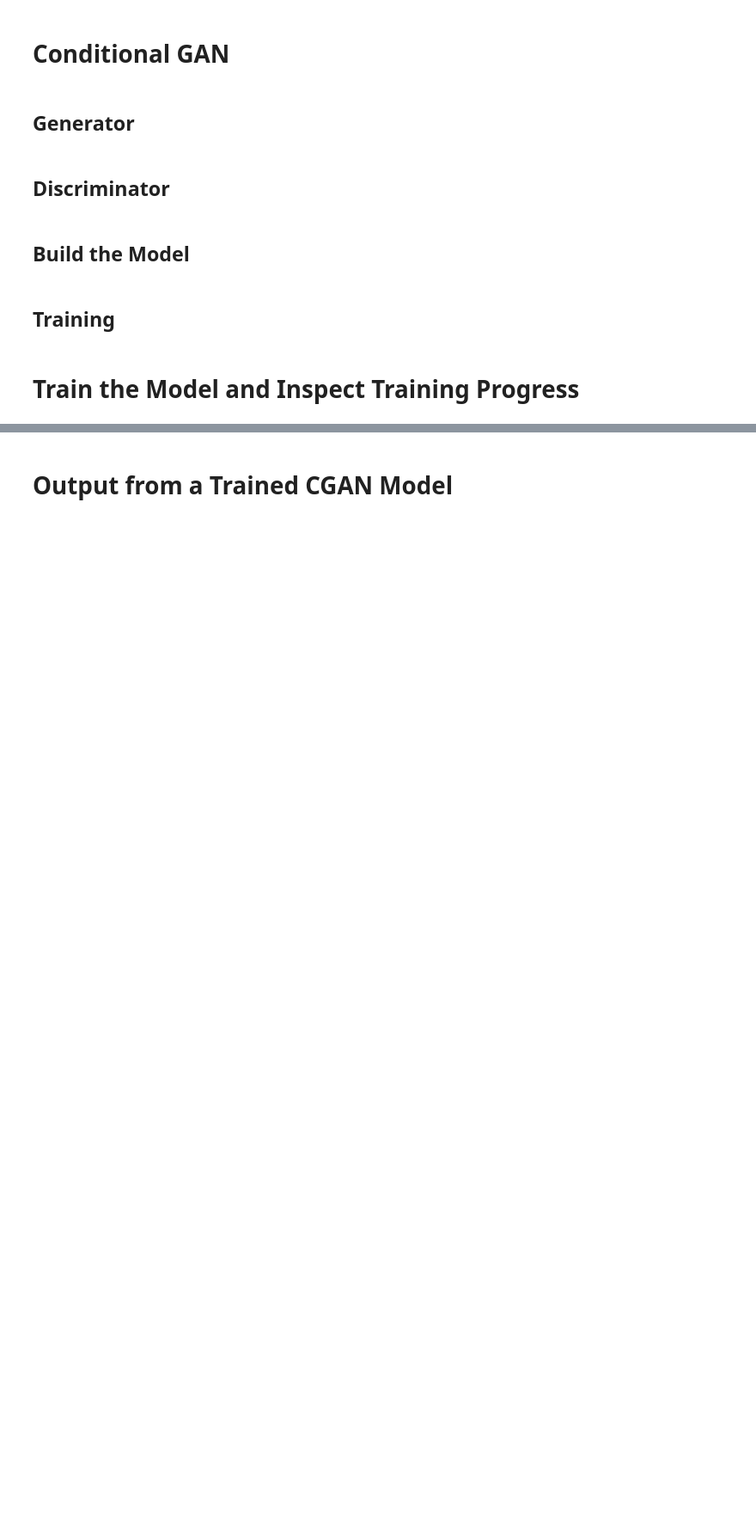
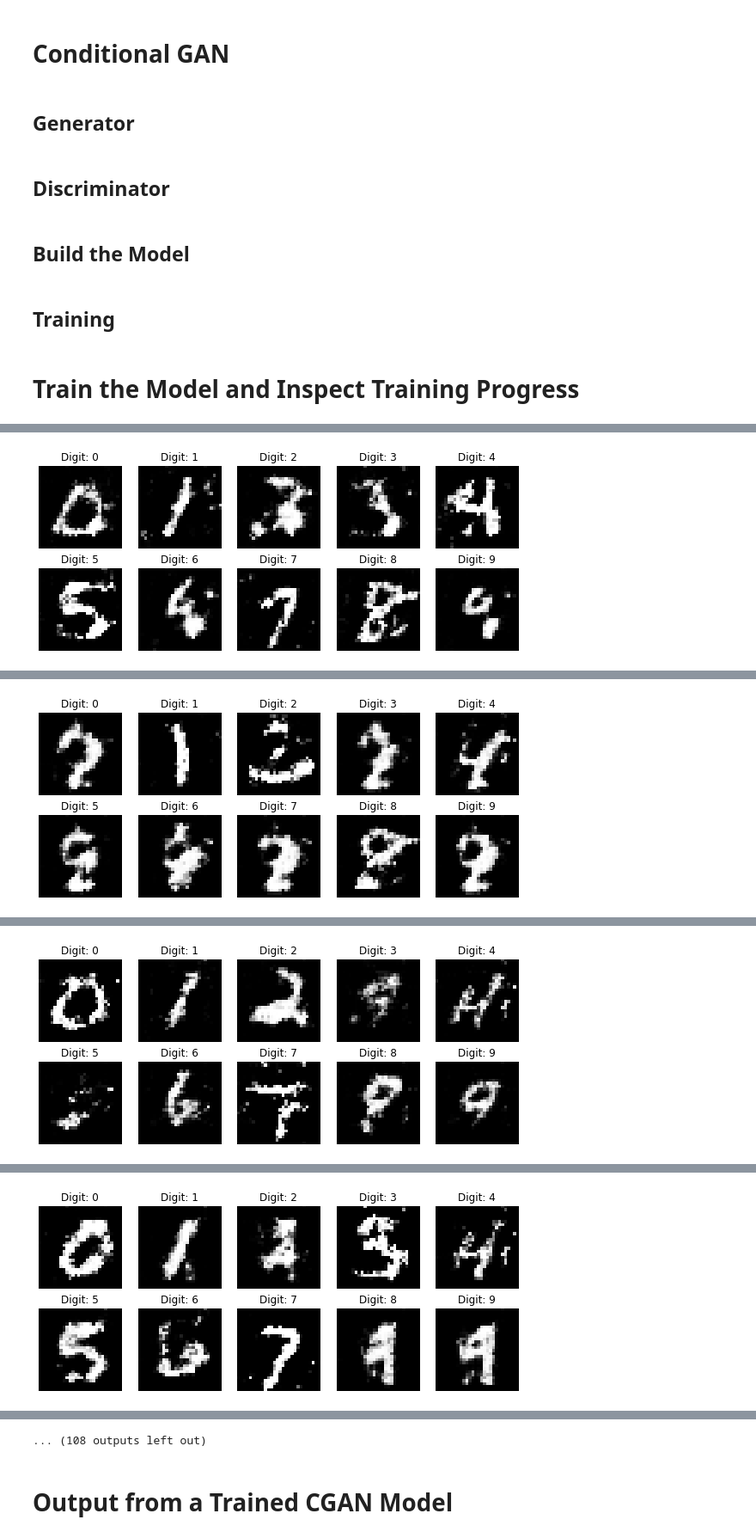
Before and after one commit to miokobayashii/summerschool2022, a Jupyter notebook: day04/CGAN.ipynb, the cells around one changed output, grey strips where cells are left out. Shown at 86% size. Saved outputs shown, nothing was run; the diff lists cells and outputs as text; code cells hidden in the pictures; blank space fills up the shorter version.

```diff
--- a/day04/CGAN.ipynb
+++ b/day04/CGAN.ipynb
@@ -25,7 +25,7 @@ channels = 1
 img_shape = (img_rows, img_cols, channels)
 
 # Size of the noise vector, used as input to the Generator
-z_dim = 100
+z_dim = 128
 
 # Number of classes in the dataset
 num_classes = 10
@@ -104,7 +104,7 @@ def build_discriminator(img_shape):
 
     # Convolutional layer, from 28x28x2 into 14x14x64 tensor
     model.add(
-        Conv2D(16,
+        Conv2D(64,
                kernel_size=3,
                strides=2,
                input_shape=img_shape,#(img_shape[0], img_shape[1], img_shape[2] + 1),
@@ -116,7 +116,7 @@ def build_discriminator(img_shape):
 
     # Convolutional layer, from 14x14x64 into 7x7x64 tensor
     model.add(
-        Conv2D(32,
+        Conv2D(128,
                kernel_size=3,
                strides=2,
                input_shape=img_shape,
@@ -129,20 +129,20 @@ def build_discriminator(img_shape):
     model.add(LeakyReLU(alpha=0.2))
     model.add(Dropout(0.4))
 
-    # Convolutional layer, from 7x7x64 tensor into 3x3x128 tensor
-    model.add(
-        Conv2D(32,
-               kernel_size=3,
-               strides=2,
-               input_shape=img_shape,
-               padding='same'))
+   ## # Convolutional layer, from 7x7x64 tensor into 3x3x128 tensor
+   # model.add(
+   #     Conv2D(32,
+   #            kernel_size=3,
+   #            strides=2,
+   #            input_shape=img_shape,
+   #            padding='same'))
 
     # Batch normalization
     #model.add(BatchNormalization())
 
     # Leaky ReLU
-    model.add(LeakyReLU(alpha=0.2))
-    model.add(Dropout(0.4))
+   # model.add(LeakyReLU(alpha=0.2))
+   # model.add(Dropout(0.4))
 
     # Output layer with sigmoid activation
     model.add(Flatten())
@@ -209,7 +209,7 @@ def build_cgan(generator, discriminator):
 
 discriminator = build_cgan_discriminator(img_shape)
 discriminator.compile(loss='binary_crossentropy',
-                      optimizer= adam_v2.Adam(learning_rate=0.0001, beta_1=0.5),
+                      optimizer= adam_v2.Adam(learning_rate=0.0003, beta_1=0.5),
                       metrics=['accuracy'])
 
 # Build the Generator
@@ -221,16 +221,16 @@ discriminator.trainable = False
 
 # Build and compile CGAN model with fixed Discriminator to train the Generator
 cgan = build_cgan(generator, discriminator)
-cgan.compile(loss='binary_crossentropy', optimizer=adam_v2.Adam(learning_rate=0.0001, beta_1=0.5), metrics=['accuracy'])
+cgan.compile(loss='binary_crossentropy', optimizer=adam_v2.Adam(learning_rate=0.0003, beta_1=0.5), metrics=['accuracy'])
 # %%
 # If you want to use saved discriminator and generator models after you saved models, uncomment below and run instead of the program above.
 
-discriminator = load_model('/content/drive/MyDrive/Colab Notebooks/summerschool2022/day04/cgan_discriminator.h5')
-generator = load_model('/content/drive/MyDrive/Colab Notebooks/summerschool2022/day04/cgan_generator.h5')
+#discriminator = load_model('/content/drive/MyDrive/Colab Notebooks/summerschool2022/day04/cgan_discriminator.h5')
+#generator = load_model('/content/drive/MyDrive/Colab Notebooks/summerschool2022/day04/cgan_generator.h5')
 
-discriminator.trainable = False
-cgan = build_cgan(generator, discriminator)
-cgan.compile(loss='binary_crossentropy', optimizer=adam_v2.Adam(learning_rate=0.0001, beta_1=0.5), metrics=['accuracy'])
+#discriminator.trainable = False
+#cgan = build_cgan(generator, discriminator)
+#cgan.compile(loss='binary_crossentropy', optimizer=adam_v2.Adam(learning_rate=0.0003, beta_1=0.5), metrics=['accuracy'])
 # %% [markdown]
 ## Training
 # %%
@@ -335,7 +335,7 @@ def sample_images(image_grid_rows=2, image_grid_columns=5):
 # Train the Model and Inspect Training Progress
 # %%
 # Set hyperparameters
-iterations = 10000
+iterations = 3000
 batch_size = 32
 sample_interval = 50
 
@@ -353,0 +354 @@ Output hidden; open in https://colab.research.google.com to view.
+[figure, added]
@@ -353,0 +356 @@ Output hidden; open in https://colab.research.google.com to view.
+[figure, added]
@@ -353,0 +358 @@ Output hidden; open in https://colab.research.google.com to view.
+[figure, added]
@@ -353,0 +360 @@ Output hidden; open in https://colab.research.google.com to view.
+[figure, added]
@@ -354,3 +365,4 @@ Output hidden; open in https://colab.research.google.com to view.
+... (108 outputs left out)
 # %% [markdown]
 # Output from a Trained CGAN Model
 # %%
```
Also changed, not shown: parts of 2 cells of this notebook, 9 other files.
